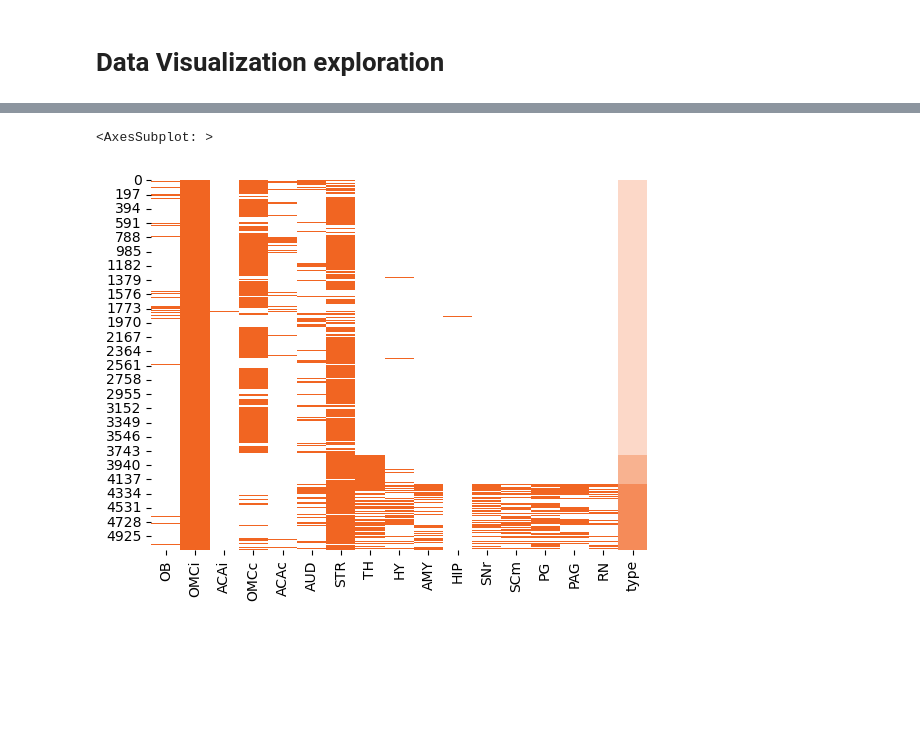
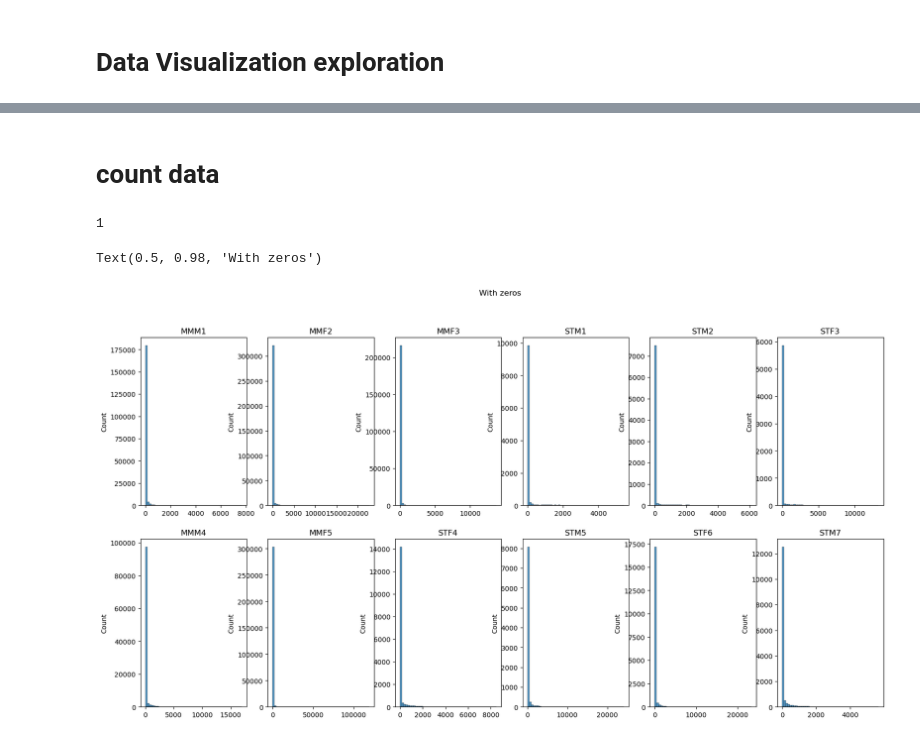
Before and after one commit to eisko/MAPseq_analysis, a Jupyter notebook: cell visualization testing.ipynb, the cells around one changed output, grey strips where cells are left out. Cells and saved outputs as stored; diff of their text form; code cells hidden in the pictures; blank space fills up the shorter version.

```diff
--- a/cell visualization testing.ipynb
+++ b/cell visualization testing.ipynb
@@ -22,7 +25,7 @@ import random
 # %%
 
 # set-up variables
-in_path = '/Volumes/Data/Emily/MAPseq/combined_analysis_M194_M220/'
+in_path = '/Volumes/Data/Emily/MAPseq/combined_analysis_M194_M220/processed_data/'
 out_path = '/Volumes/Data/Emily/MAPseq/combined_analysis_M194_M220/output/'
 
 # import metadata
@@ -30,7 +33,3 @@ from M194_M220_metadata import *
 
 # import colormaps
 from colormaps import blue_cmp, orange_cmp
-
-#### load data
-with open(in_path +'M194_M220_OMC_bin4.pkl', 'rb') as f:
-    omc_bin = pickle.load(f)
@@ -135,6 +132,32 @@ plot = plot.sort_values(by=['type']).reset_index(drop=True)
 sns.heatmap(plot, cmap=orange_cmp, cbar=False)
 # plt.gca().get_yaxis().set_visible(False)
 # plt.savefig(out_path+"mm_single_heatmap.jpeg", dpi=300)
-# %% [output]
-<AxesSubplot: >
-[figure, removed]
+# %% [markdown]
+# count data
+# %%
+#### load data
+with open(in_path +'M194_M220_OMC_count4.pkl', 'rb') as f:
+    omc_count = pickle.load(f)
+# %%
+omc_values = []
+for i in range(num_samples):
+    values = omc_count[i].values
+    flat = values.flatten() # make single array
+    # nzeros = flat.nonzero() # drop zeros to find range
+    # omc_values.append(nzeros)
+    omc_values.append(flat)
+1
+# %% [output]
+1
+# %%
+# plot histogram of count values
+fig, axs = plt.subplots(2,6, figsize=(20,10))
+i=0
+for ax in axs.flat:
+    sns.histplot(omc_values[i], bins = 50, legend=False, ax=ax)
+    ax.set_title(mice[i])
+    i+=1
+fig.suptitle("With zeros")
+# %% [output]
+Text(0.5, 0.98, 'With zeros')
+[figure, added]
```
Also changed, not shown: parts of 8 cells of this notebook.
